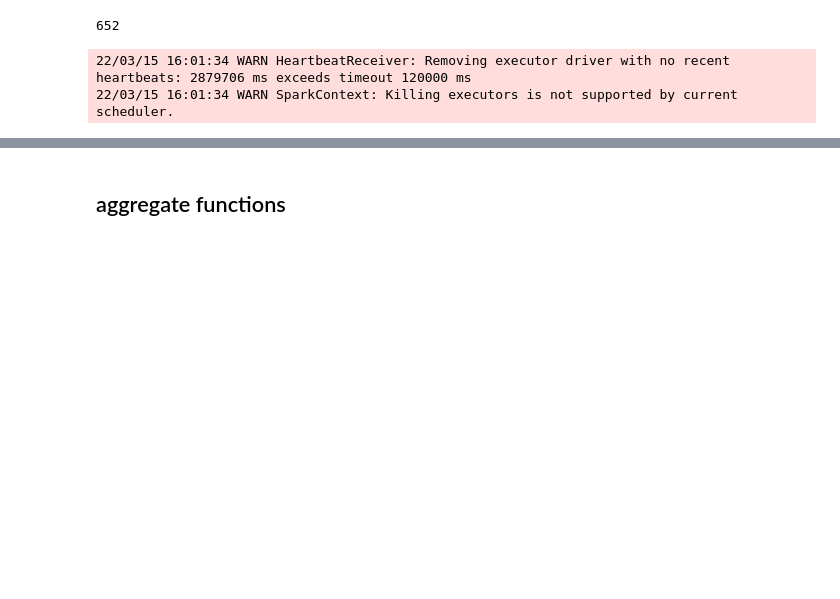
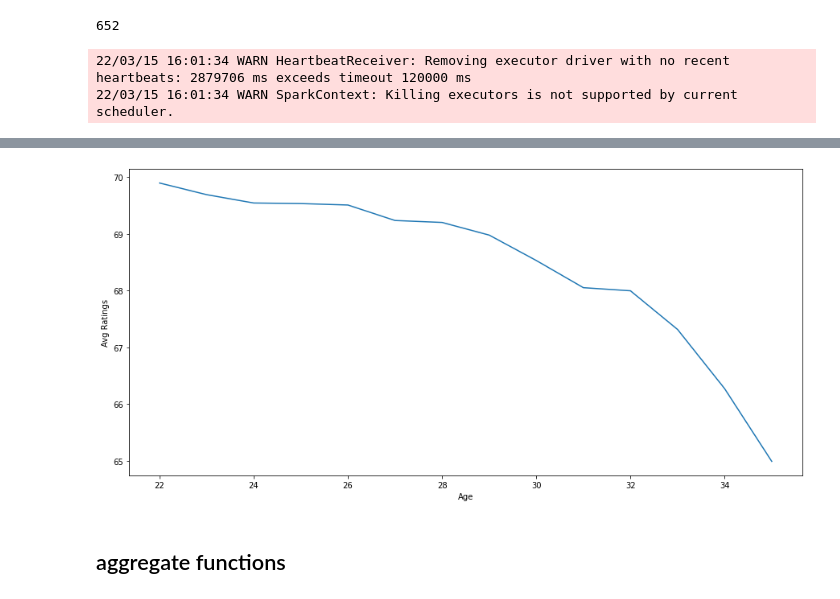
Before and after one commit to Shashank2909/pyspark, a Jupyter notebook: bigData.ipynb, the cells around one changed output, grey strips where cells are left out. Cells and saved outputs as stored; diff of their text form; code cells hidden in the pictures; blank space fills up the shorter version.

```diff
--- a/bigData.ipynb
+++ b/bigData.ipynb
@@ -569,3 +616,17 @@ df.select('Club').distinct().count()
+# %%
+q3 = df.groupBy('Age').agg(avg('Overall').alias('Overall')).filter("age >= 22 and age<=35").orderBy('Overall',ascending=False)
+age_list = sorted([row['Age'] for row in q3.collect()])
+overall_list = [row['Overall'] for row in q3.collect()]
+
+
+#lineplot
+plt.figure(figsize=(15,7))
+plt.xlabel('Age')
+plt.ylabel('Avg Ratings')
+plt.plot(age_list,overall_list)
+plt.show()
+# %% [output]
+[figure, added]
 # %% [markdown]
 ## aggregate functions
 # %%
```
Also changed, not shown: parts of 28 cells of this notebook.
